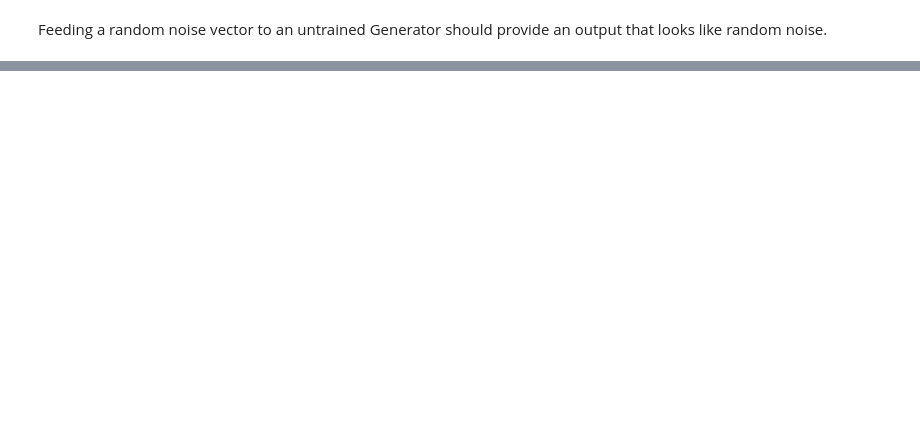
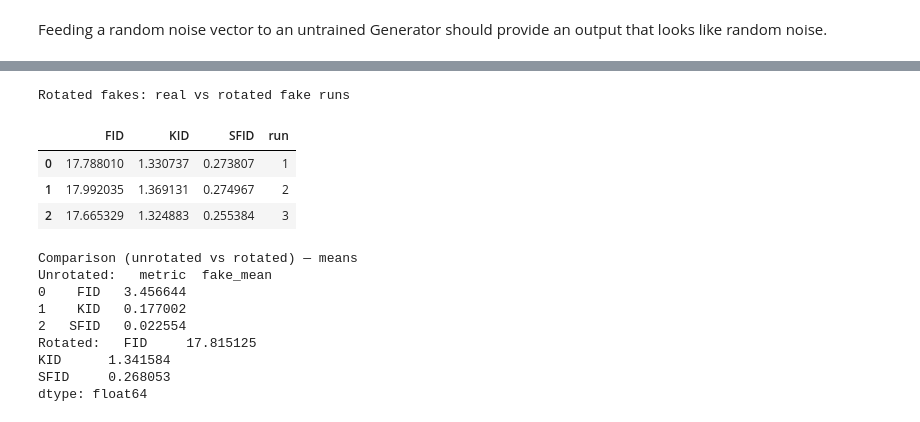
Before and after one commit to Nau3D/Deep-Learning-Course-PyTorch, a Jupyter notebook: 15 - GAN.ipynb, the cells around one changed output, grey strips where cells are left out. Saved outputs shown, nothing was run; the diff lists cells and outputs as text; code cells hidden in the pictures; blank space fills up the shorter version.

```diff
--- a/15 - GAN.ipynb
+++ b/15 - GAN.ipynb
@@ -480,0 +1487,20 @@ According to the authors, CMMD compares favourably to FID because:
+# %%
+real_feats, sanity_scores, df_fake, summary = run_metric_robustness_experiment(
+    G,
+    mnist_classifier,
+    train_loader,
+    num_real=100,
+    num_fake=100,
+    num_fake_repeats=3,     # increase to 5 if you want
+    num_projections=256,
+)
+
+print("Sanity check: real vs shuffled real")
+for k, v in sanity_scores.items():
+    print(f"  {k}: {v:.6f}")
+
+print("\nRepeated real vs fake runs")
+display(df_fake)
+
+print("\nSummary")
+display(summary)
@@ -480,0 +1523,36 @@ According to the authors, CMMD compares favourably to FID because:
+# %%
+@torch.no_grad()
+def evaluate_rotated_experiment(G, classifier, real_feats, num_fake=1000, num_repeats=3):
+    rows = []
+    for run_idx in range(1, num_repeats + 1):
+        fake_feats_rot = sample_fake_features_rotated(
+            G, classifier, num_fake=num_fake, batch_size=train_loader.batch_size
+        )
+        scores = evaluate_metrics_on_pair(real_feats, fake_feats_rot, num_projections=256)
+        scores["run"] = run_idx
+        rows.append(scores)
+    return pd.DataFrame(rows)
+
+df_fake_rot = evaluate_rotated_experiment(G, mnist_classifier, real_feats, num_fake=1000, num_repeats=3)
+
+print("Rotated fakes: real vs rotated fake runs")
+display(df_fake_rot)
+
+print("\nComparison (unrotated vs rotated) — means")
+print("Unrotated:", summary[["metric", "fake_mean"]])
+print("Rotated:  ", df_fake_rot[["FID", "KID", "SFID"]].mean())
+# %% [output]
+Rotated fakes: real vs rotated fake runs
+|  | FID | KID | SFID | run |
+| 0 | 17.788010 | 1.330737 | 0.273807 | 1 |
+| 1 | 17.992035 | 1.369131 | 0.274967 | 2 |
+| 2 | 17.665329 | 1.324883 | 0.255384 | 3 |
+Comparison (unrotated vs rotated) — means
+Unrotated:   metric  fake_mean
+0    FID   3.456644
+1    KID   0.177002
+2   SFID   0.022554
+Rotated:   FID     17.815125
+KID      1.341584
+SFID     0.268053
+dtype: float64
```
Also changed, not shown: parts of 61 cells of this notebook, 4 other files.
